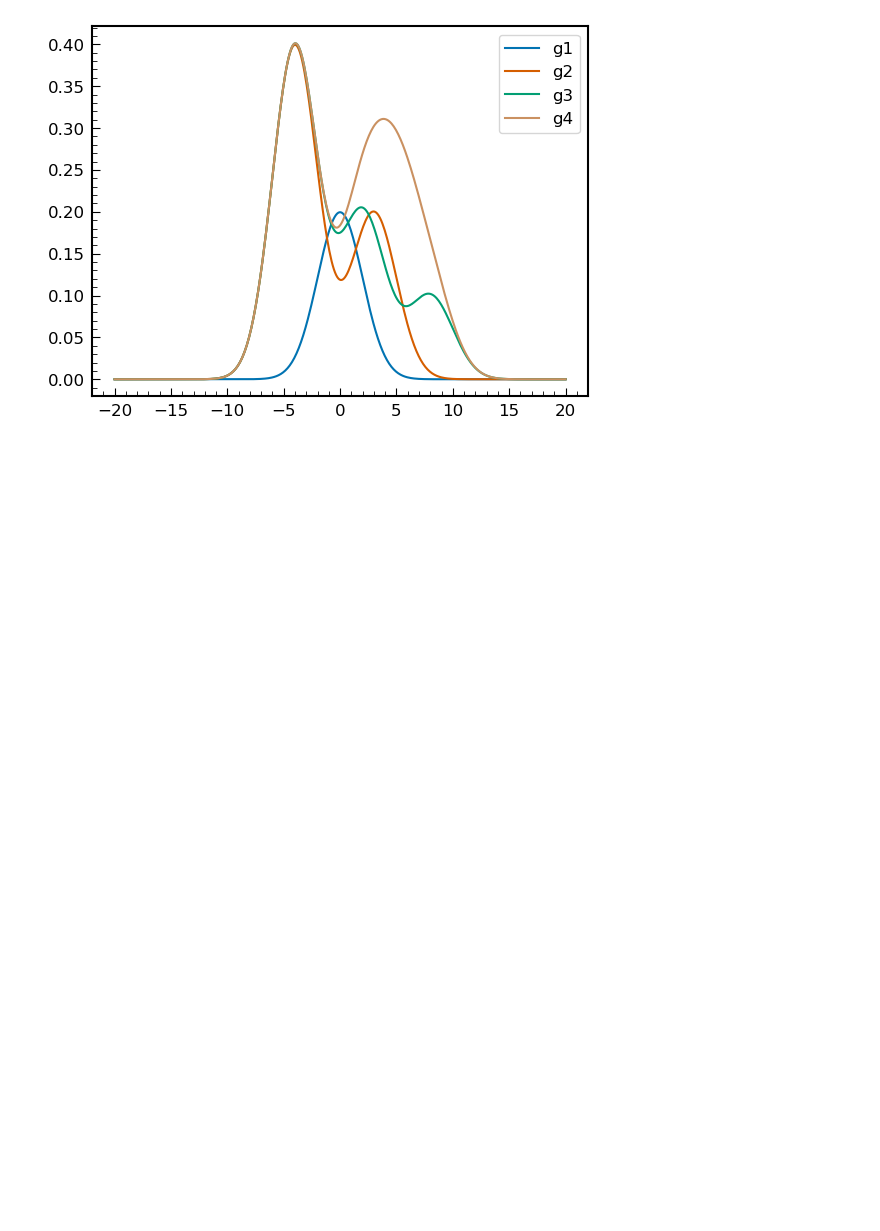
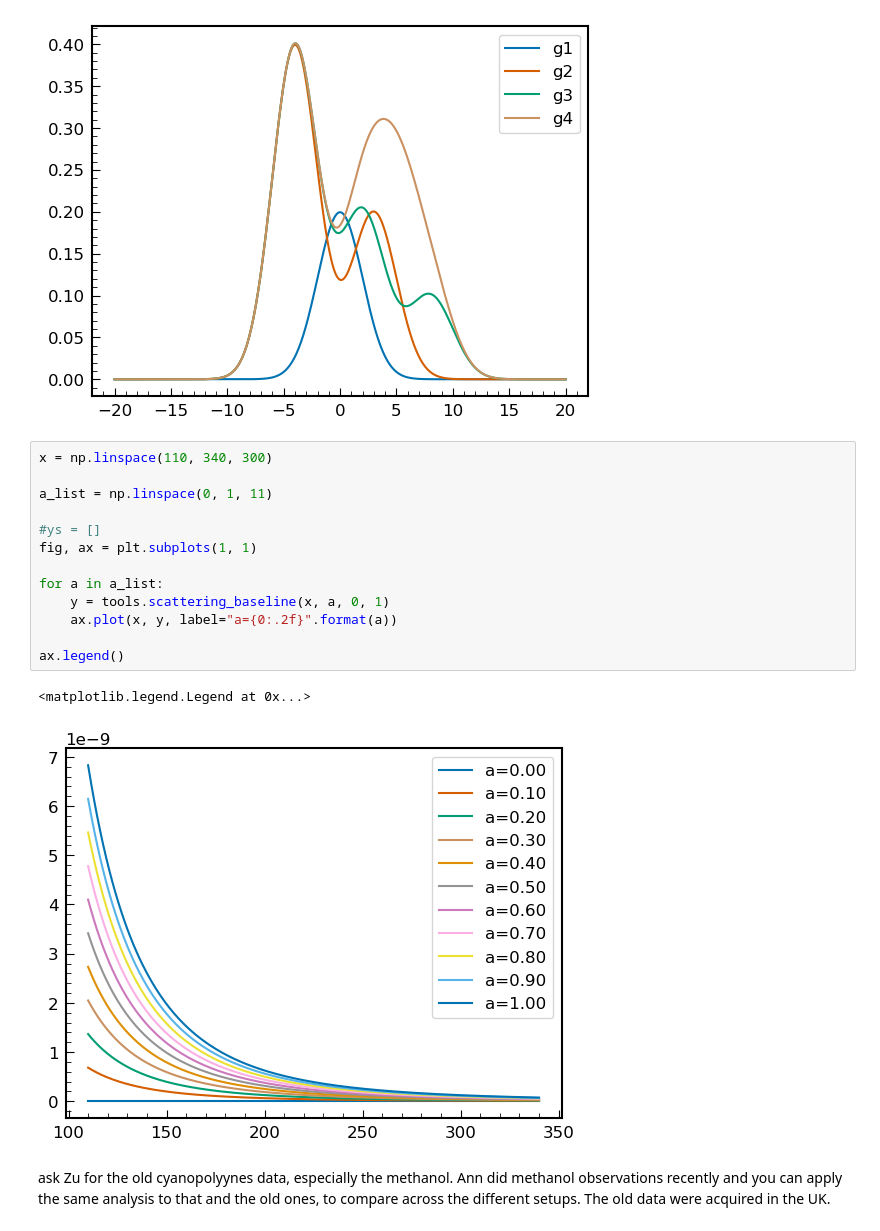
Before and after one commit to cassidy-andrew/AU-UV_ices, a Jupyter notebook: playground.ipynb, the cells around one changed output. Cells and saved outputs as stored; diff of their text form; blank space fills up the shorter version.

```diff
--- a/playground.ipynb
+++ b/playground.ipynb
@@ -320,3 +322,21 @@ ax.legend()
 # %% [output]
 <matplotlib.legend.Legend at 0x...>
 [figure]
+# %%
+x = np.linspace(110, 340, 300)
+
+a_list = np.linspace(0, 1, 11)
+
+#ys = []
+fig, ax = plt.subplots(1, 1)
+
+for a in a_list:
+    y = tools.scattering_baseline(x, a, 0, 1)
+    ax.plot(x, y, label="a={0:.2f}".format(a))
+
+ax.legend()
+# %% [output]
+<matplotlib.legend.Legend at 0x...>
+[figure, added]
+# %% [markdown]
+ask Zu for the old cyanopolyynes data, especially the methanol. Ann did methanol observations recently and you can apply the same analysis to that and the old ones, to compare across the different setups. The old data were acquired in the UK.
```
Also changed, not shown: parts of 28 cells of this notebook, 4 other files.
